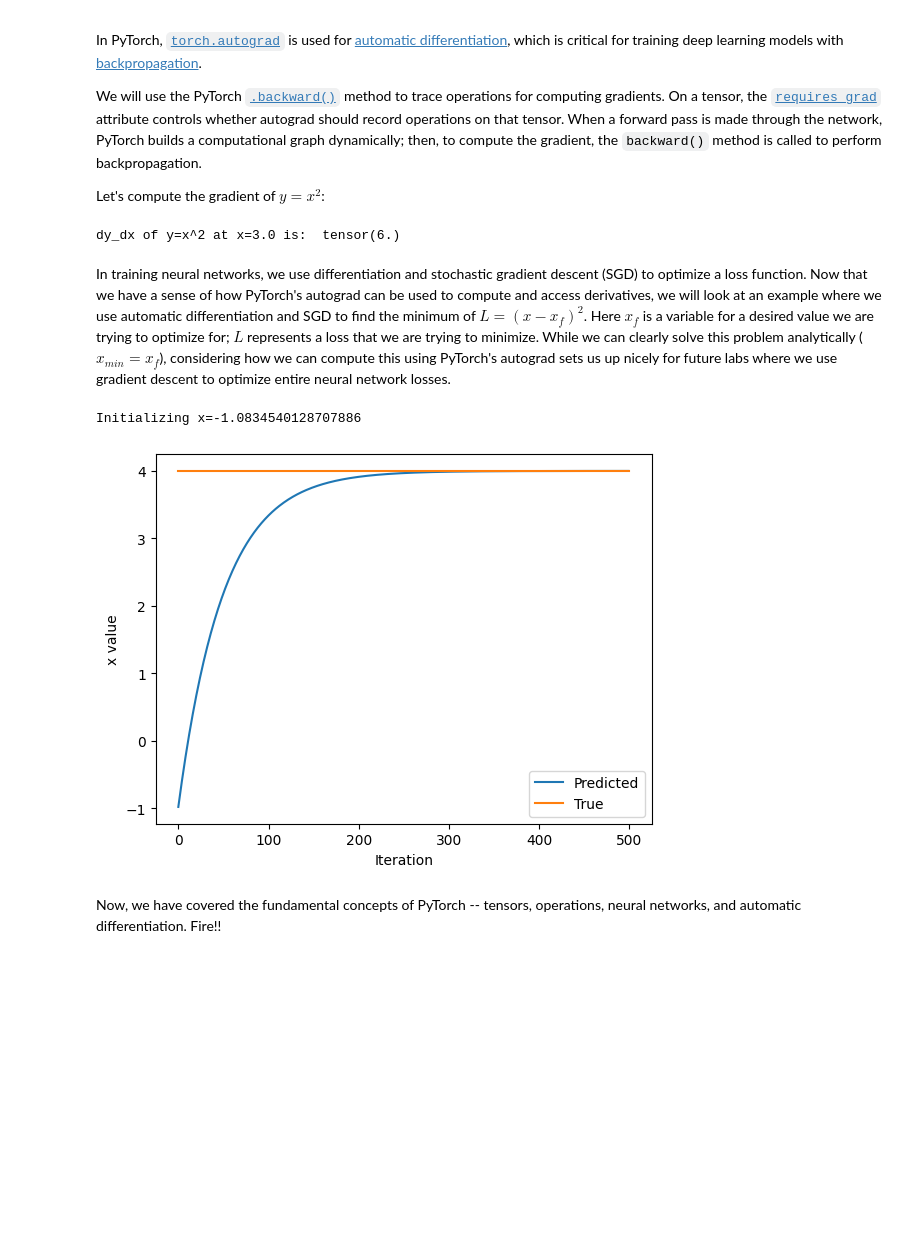
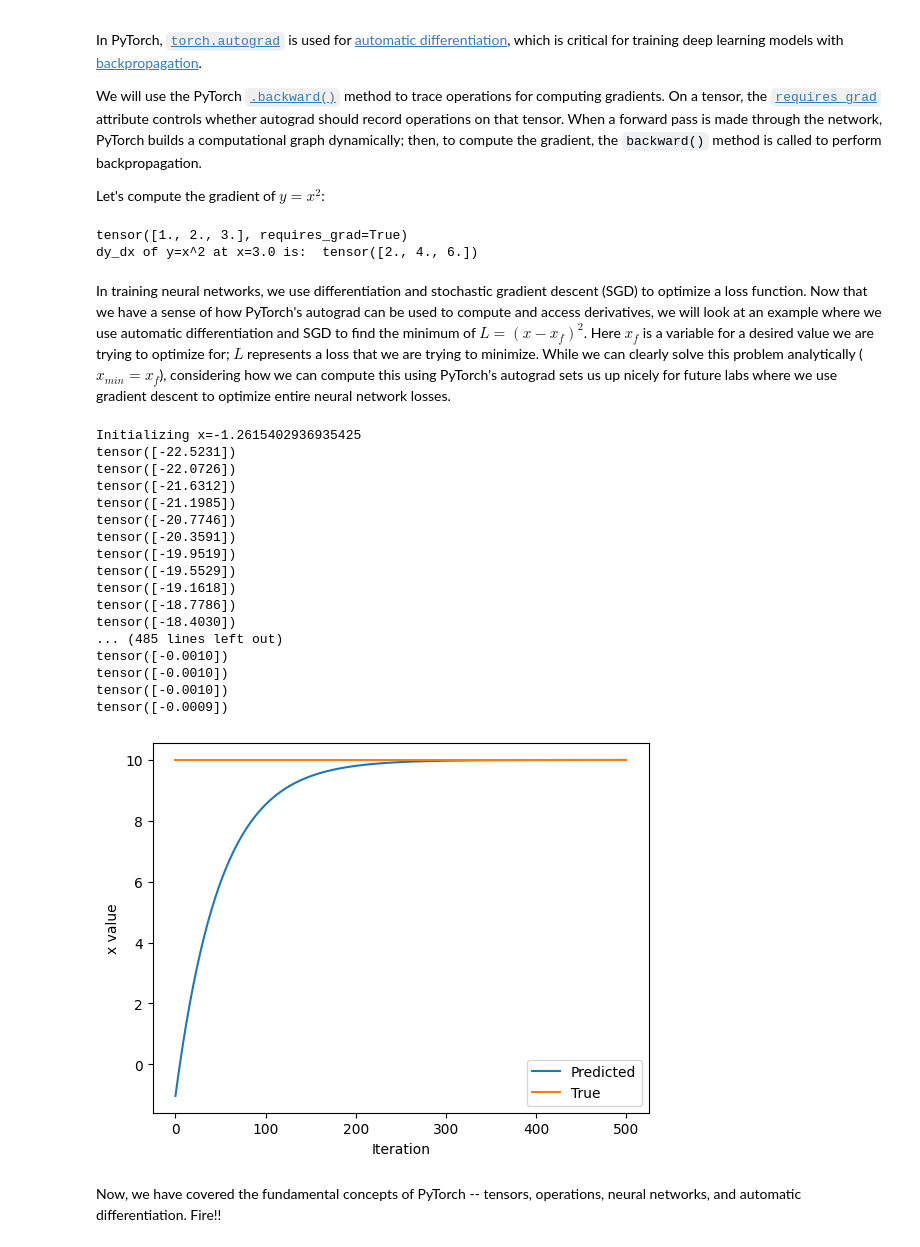
Before and after one commit to RoxasLxy/LeapCodeShoppingCart, a Jupyter notebook: lab1/solutions/PT_Part1_Intro_Solution.ipynb, the cells around one changed output. Drawn from its saved outputs; the diff is of its cells as text; code cells hidden in the pictures; blank space fills up the shorter version.

```diff
--- a/lab1/solutions/PT_Part1_Intro_Solution.ipynb
+++ b/lab1/solutions/PT_Part1_Intro_Solution.ipynb
@@ -338,14 +398,15 @@ Let's compute the gradient of $ y = x^2 $:
 # y = x^2
 # Example: x = 3.0
 x = torch.tensor(3.0, requires_grad=True)
+print(x)
 y = x ** 2
 y.backward()  # Compute the gradient
-
 dy_dx = x.grad
 print("dy_dx of y=x^2 at x=3.0 is: ", dy_dx)
 assert dy_dx == 6.0
 # %% [output]
-dy_dx of y=x^2 at x=3.0 is:  tensor(6.)
+tensor([1., 2., 3.], requires_grad=True)
+dy_dx of y=x^2 at x=3.0 is:  tensor([2., 4., 6.])
 # %% [markdown]
 In training neural networks, we use differentiation and stochastic gradient descent (SGD) to optimize a loss function. Now that we have a sense of how PyTorch's autograd can be used to compute and access derivatives, we will look at an example where we use automatic differentiation and SGD to find the minimum of $ L=(x-x_f)^2 $. Here $x_f$ is a variable for a desired value we are trying to optimize for; $L$ represents a loss that we are trying to minimize. While we can clearly solve this problem analytically ($ x_{min}=x_f $), considering how we can compute this using PyTorch's autograd sets us up nicely for future labs where we use gradient descent to optimize entire neural network losses.
 # %%
@@ -356,36 +417,52 @@ x = torch.randn(1)
 print(f"Initializing x={x.item()}")
 
 learning_rate = 1e-2  # Learning rate
 history = []
-x_f = 4  # Target value
+x_f = 10  # Target value
 
 
 # We will run gradient descent for a number of iterations. At each iteration, we compute the loss,
 #   compute the derivative of the loss with respect to x, and perform the update.
 for i in range(500):
     x = torch.tensor([x], requires_grad=True)
 
     # Compute the loss as the square of the difference between x and x_f
     loss = (x - x_f) ** 2  # TODO
     # loss = # TODO
 
     # Backpropagate through the loss to compute gradients
     loss.backward()
-
+    print(x.grad)
     # Update x with gradient descent
     x = x.item() - learning_rate * x.grad
 
     history.append(x.item())
 
 # Plot the evolution of x as we optimize toward x_f!
 plt.plot(history)
 plt.plot([0, 500], [x_f, x_f])
 plt.legend(('Predicted', 'True'))
 plt.xlabel('Iteration')
 plt.ylabel('x value')
 plt.show()
 # %% [output]
-Initializing x=-1.0834540128707886
+Initializing x=-1.2615402936935425
+tensor([-22.5231])
+tensor([-22.0726])
+tensor([-21.6312])
+tensor([-21.1985])
+tensor([-20.7746])
+tensor([-20.3591])
+tensor([-19.9519])
+tensor([-19.5529])
+tensor([-19.1618])
+tensor([-18.7786])
+tensor([-18.4030])
+... (485 lines left out)
+tensor([-0.0010])
+tensor([-0.0010])
+tensor([-0.0010])
+tensor([-0.0009])
-[figure, old version]
+[figure, new version]
 # %% [markdown]
 Now, we have covered the fundamental concepts of PyTorch -- tensors, operations, neural networks, and automatic differentiation. Fire!!
```
Also changed, not shown: parts of 12 cells of this notebook.
